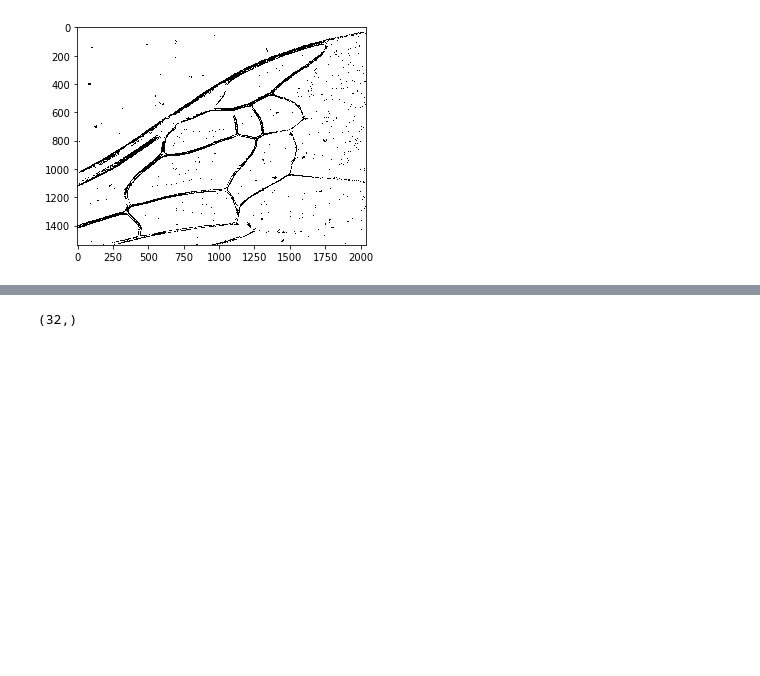
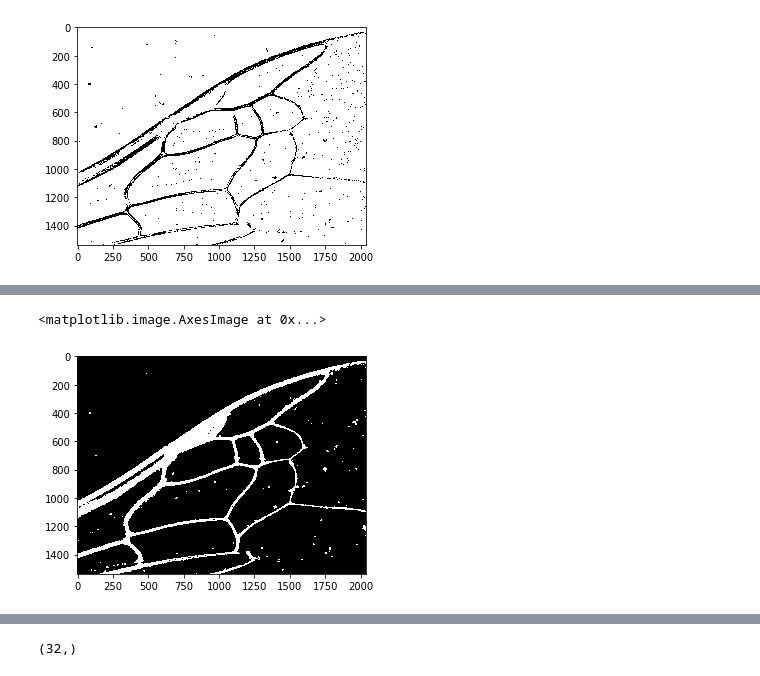
Before and after one commit to DaniGodin/BeeDetect, a Jupyter notebook: src/Hugo_tests.ipynb, the cells around one changed output, grey strips where cells are left out. Cells and saved outputs as stored; diff of their text form; code cells hidden in the pictures; blank space fills up the shorter version.

```diff
--- a/src/Hugo_tests.ipynb
+++ b/src/Hugo_tests.ipynb
@@ -19,0 +28,8 @@ plt.imshow(bin_img, cmap = 'gray')
+# %%
+ret, thresh = cv2.threshold(blur,0,255,cv2.THRESH_BINARY_INV+cv2.THRESH_OTSU)
+kernel = np.ones((3,3),np.uint8)
+opening = cv2.morphologyEx(thresh,cv2.MORPH_OPEN,kernel, iterations = 3)
+plt.imshow(opening, cmap='gray')
+# %% [output]
+<matplotlib.image.AxesImage at 0x...>
+[figure, added]
```
Also changed, not shown: parts of 6 cells of this notebook.
